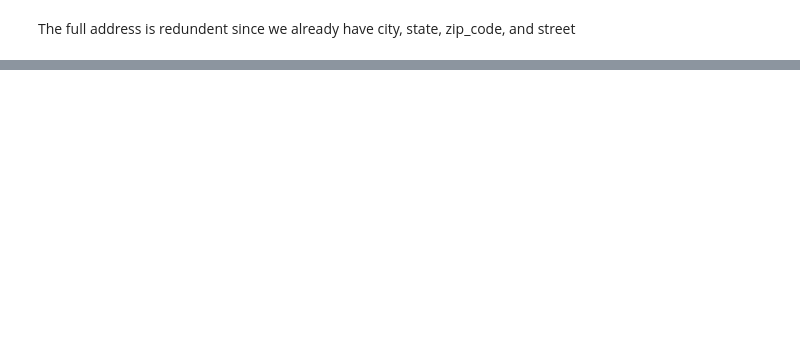
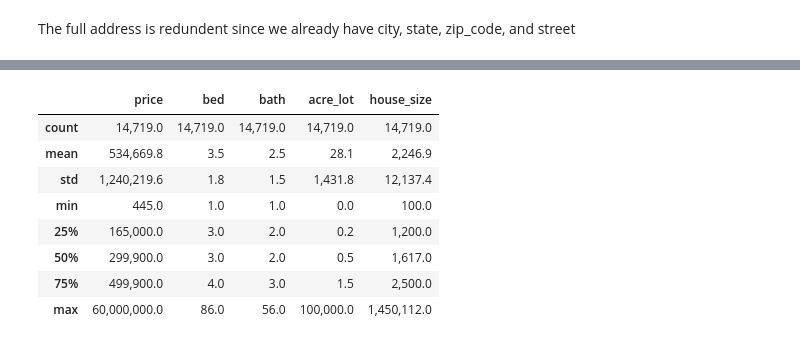
Before and after one commit to SpencerReno/Realtor_Data, a Jupyter notebook: Main_realtor.ipynb, the cells around one changed output, grey strips where cells are left out. Saved outputs shown, nothing was run; the diff lists cells and outputs as text; code cells hidden in the pictures; blank space fills up the shorter version.

```diff
--- a/Main_realtor.ipynb
+++ b/Main_realtor.ipynb
@@ -249,2 +249,14 @@ data
 | 14718 | SOLD | 399900 | 3.0 | 1.0 | 0.09 | 106 Cedar St | Framingham | Massachusetts | 1702 | 1402.0 | ... |
 14719 rows × 11 columns
+# %%
+data.describe().applymap('{:,.1f}'.format)
+# %% [output]
+|  | price | bed | bath | acre_lot | house_size |
+| count | 14,719.0 | 14,719.0 | 14,719.0 | 14,719.0 | 14,719.0 |
+| mean | 534,669.8 | 3.5 | 2.5 | 28.1 | 2,246.9 |
+| std | 1,240,219.6 | 1.8 | 1.5 | 1,431.8 | 12,137.4 |
+| min | 445.0 | 1.0 | 1.0 | 0.0 | 100.0 |
+| 25% | 165,000.0 | 3.0 | 2.0 | 0.2 | 1,200.0 |
+| 50% | 299,900.0 | 3.0 | 2.0 | 0.5 | 1,617.0 |
+| 75% | 499,900.0 | 4.0 | 3.0 | 1.5 | 2,500.0 |
+| max | 60,000,000.0 | 86.0 | 56.0 | 100,000.0 | 1,450,112.0 |
```
Also changed, not shown: parts of 13 cells of this notebook.
